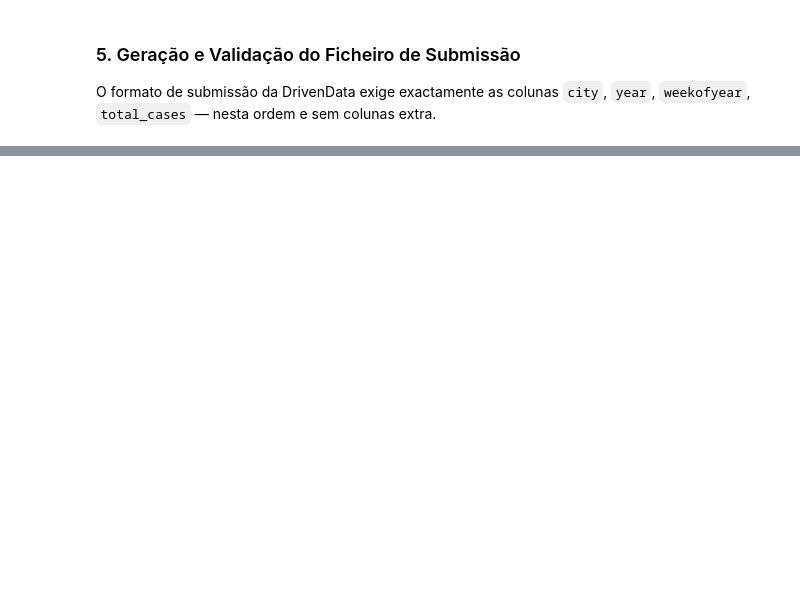
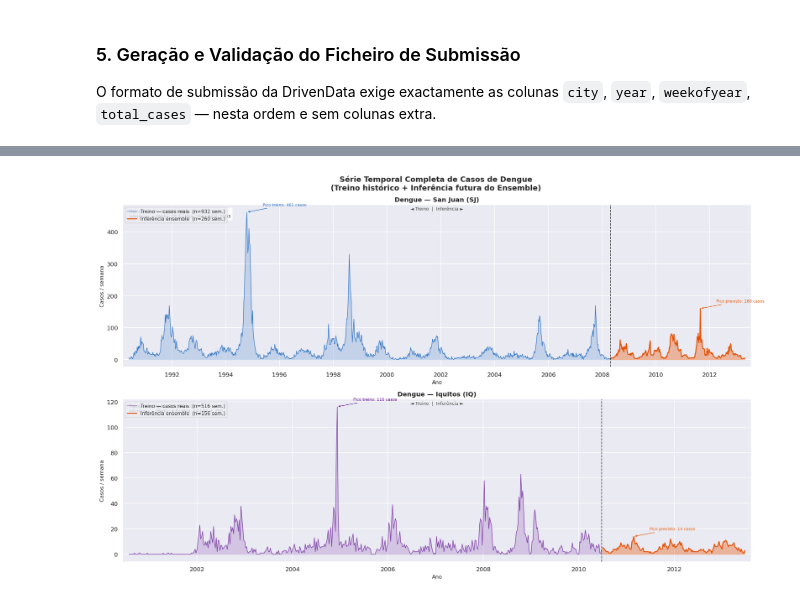
Before and after one commit to neusebio11/DengAi_DrivenData, a Jupyter notebook: 05_Ensemble_Submission.ipynb, the cells around one changed output, grey strips where cells are left out. Drawn from its saved outputs; the diff is of its cells as text; code cells hidden in the pictures; blank space fills up the shorter version.

Commit message:
adiçao grafico da serie temporal

```diff
--- a/05_Ensemble_Submission.ipynb
+++ b/05_Ensemble_Submission.ipynb
@@ -338,0 +430,97 @@ for city in ['sj', 'iq']:
+# %%
+# ── Série temporal completa: treino + inferência futura ───────────────────────
+import matplotlib.dates as mdates
+
+configs = [
+    dict(train=train_sj, test=test_sj, preds=preds_sj_int,
+         label='San Juan (SJ)', cor_treino='#1565C0', cor_pred='#E65100'),
+    dict(train=train_iq, test=test_iq, preds=preds_iq_int,
+         label='Iquitos (IQ)',  cor_treino='#6A1B9A', cor_pred='#E65100'),
+]
+
+fig, axes = plt.subplots(2, 1, figsize=(18, 11), sharex=False)
+fig.suptitle(
+    'Série Temporal Completa de Casos de Dengue\n'
+    '(Treino histórico + Inferência futura do Ensemble)',
+    fontsize=14, fontweight='bold'
+)
+
+for ax, cfg in zip(axes, configs):
+    train_df = cfg['train']
+    test_df  = cfg['test']
+    preds    = cfg['preds']
+    cor_t    = cfg['cor_treino']
+    cor_p    = cfg['cor_pred']
+
+    dates_train = pd.to_datetime(train_df['week_start_date'])
+    dates_test  = pd.to_datetime(test_df['week_start_date'])
+    n_train, n_test = len(dates_train), len(dates_test)
+
+    # ── Série de treino ─────────────────────────────────────────────────────
+    ax.fill_between(dates_train, train_df['total_cases'], alpha=0.18, color=cor_t)
+    ax.plot(dates_train, train_df['total_cases'],
+            color=cor_t, linewidth=0.9, alpha=0.85,
+            label=f'Treino — casos reais  (n={n_train} sem.)')
+
+    # ── Previsões ensemble ──────────────────────────────────────────────────
+    ax.fill_between(dates_test, preds, alpha=0.35, color=cor_p)
+    ax.plot(dates_test, preds,
+            color=cor_p, linewidth=1.8, zorder=5,
+            label=f'Inferência ensemble  (n={n_test} sem.)')
+
+    # ── Linha vertical de separação ─────────────────────────────────────────
+    limite = dates_train.iloc[-1]
+    ax.axvline(limite, color='black', linestyle='--', linewidth=1.2,
+               alpha=0.7, zorder=6)
+    # Rótulo em coordenadas de fracção do eixo (0-1) — sem mistura com 'data'
+    ax.text(0.50, 0.99, '◄ Treino  |  Inferência ►',
+            transform=ax.transAxes,
+            fontsize=8.5, ha='center', va='top', alpha=0.70, color='black')
+
+    # ── Anotação: pico máximo no treino ─────────────────────────────────────
+    iloc_tr = int(train_df['total_cases'].values.argmax())
+    x_tr = dates_train.iloc[iloc_tr]
+    y_tr = int(train_df['total_cases'].iloc[iloc_tr])
+    ax.annotate(f'Pico treino: {y_tr} casos',
+                xy=(x_tr, y_tr),
+                xytext=(30, 12), textcoords='offset points',
+                fontsize=7.5, color=cor_t,
+                arrowprops=dict(arrowstyle='->', color=cor_t, lw=0.9))
+
+    # ── Anotação: pico máximo na inferência ─────────────────────────────────
+    iloc_pr = int(preds.argmax())
+    x_pr = dates_test.iloc[iloc_pr]
+    y_pr = int(preds[iloc_pr])
+    ax.annotate(f'Pico previsto: {y_pr} casos',
+                xy=(x_pr, y_pr),
+                xytext=(30, 12), textcoords='offset points',
+                fontsize=7.5, color=cor_p,
+                arrowprops=dict(arrowstyle='->', color=cor_p, lw=0.9))
+
+    # ── Caixa de estatísticas ───────────────────────────────────────────────
+    stats_txt = (
+        f"Treino     — Média: {train_df['total_cases'].mean():.1f}"
+        f" | Máx: {train_df['total_cases'].max()}\n"
+        f"Inferência — Média: {preds.mean():.1f}"
+        f" | Máx: {preds.max()} | Total: {int(preds.sum())}"
+    )
+    ax.text(0.01, 0.97, stats_txt,
+            transform=ax.transAxes, fontsize=7.8,
+            verticalalignment='top',
+            bbox=dict(boxstyle='round,pad=0.4', facecolor='white', alpha=0.82))
+
+    # ── Formatação dos eixos ────────────────────────────────────────────────
+    ax.xaxis.set_major_locator(mdates.YearLocator(2))
+    ax.xaxis.set_major_formatter(mdates.DateFormatter('%Y'))
+    ax.set_title(f'Dengue — {cfg["label"]}', fontweight='bold', fontsize=12)
+    ax.set_ylabel('Casos / semana', fontsize=10)
+    ax.set_xlabel('Ano', fontsize=10)
+    ax.legend(fontsize=9, loc='upper left')
+    ax.margins(x=0.01)
+
+plt.tight_layout()
+plt.savefig('series_completa_dengue.png', dpi=150, bbox_inches='tight')
+plt.show()
+print("Gráfico guardado em: series_completa_dengue.png")
+# %% [output]
+[figure, added]
```
Also changed, not shown: parts of 9 cells of this notebook, 10 other files.
